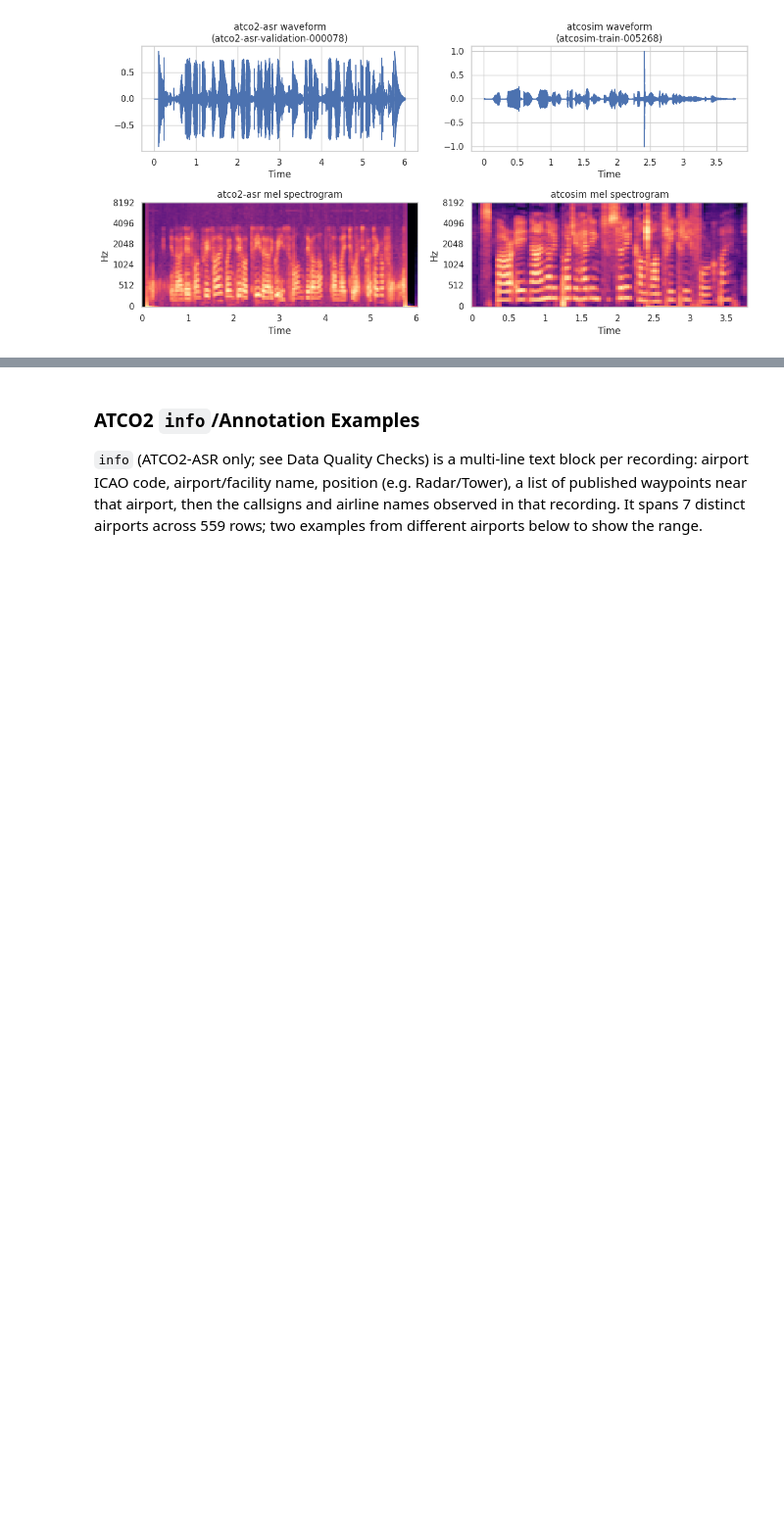
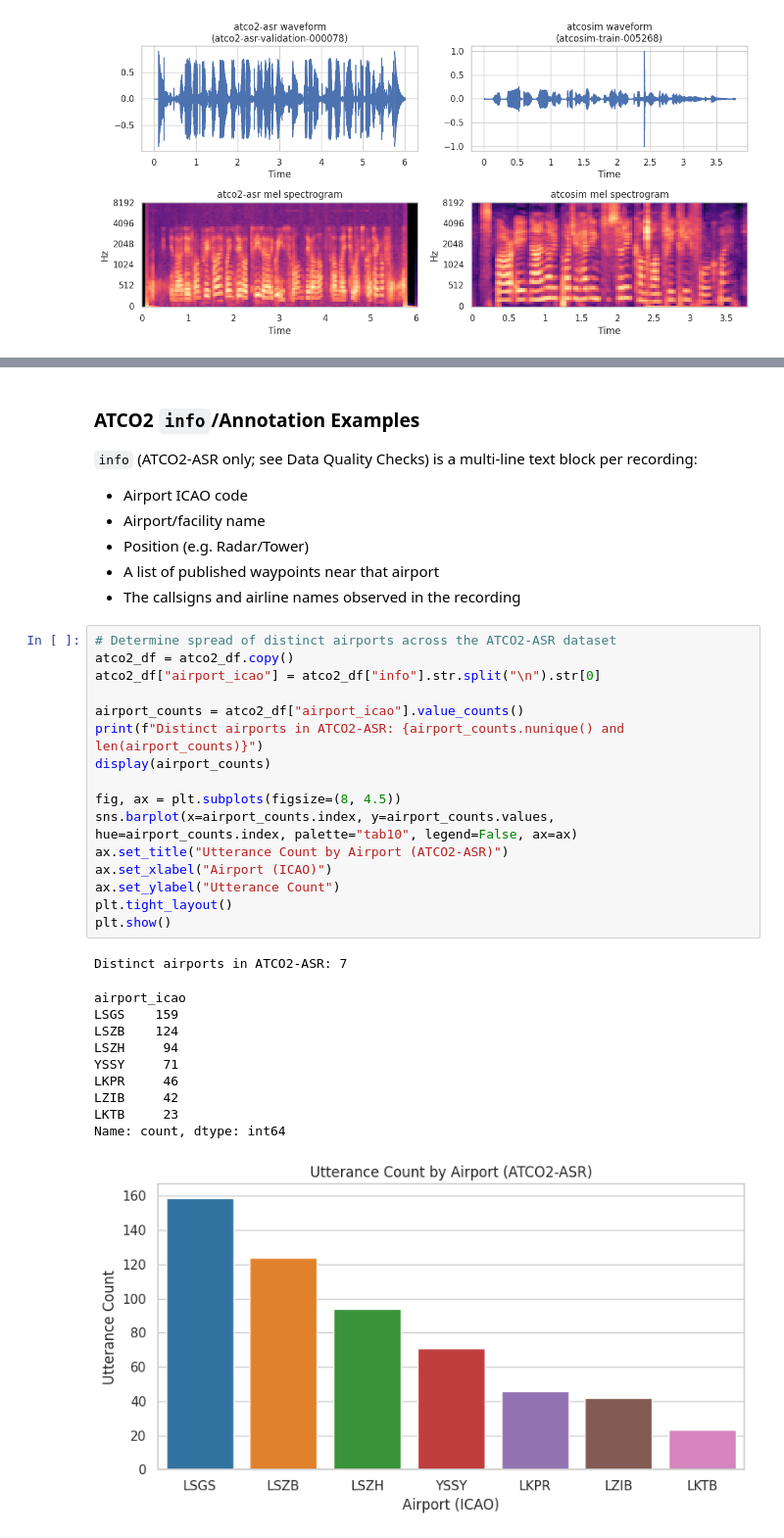
Before and after one commit to BrettFX/UMBC-DATA606-Capstone, a Jupyter notebook: notebooks/allen_data_606_proposal_eda.ipynb, the cells around one changed output, grey strips where cells are left out. Shown at 98% size. Cells and saved outputs as stored; diff of their text form; blank space fills up the shorter version.

```diff
--- a/notebooks/allen_data_606_proposal_eda.ipynb
+++ b/notebooks/allen_data_606_proposal_eda.ipynb
@@ -699,3 +702,36 @@ Already established in **Data Quality Checks** (`#### Missing & structurally una
 # %% [markdown]
 ### ATCO2 `info`/Annotation Examples
-`info` (ATCO2-ASR only; see Data Quality Checks) is a multi-line text block per recording: airport ICAO code, airport/facility name, position (e.g. Radar/Tower), a list of published waypoints near that airport, then the callsigns and airline names observed in that recording. It spans 7 distinct airports across 559 rows; two examples from different airports below to show the range.
+`info` (ATCO2-ASR only; see Data Quality Checks) is a multi-line text block per recording:
+* Airport ICAO code
+* Airport/facility name
+* Position (e.g. Radar/Tower)
+* A list of published waypoints near that airport
+* The callsigns and airline names observed in the recording
+# %%
+# Determine spread of distinct airports across the ATCO2-ASR dataset
+atco2_df = atco2_df.copy()
+atco2_df["airport_icao"] = atco2_df["info"].str.split("\n").str[0]
+
+airport_counts = atco2_df["airport_icao"].value_counts()
+print(f"Distinct airports in ATCO2-ASR: {airport_counts.nunique() and len(airport_counts)}")
+display(airport_counts)
+
+fig, ax = plt.subplots(figsize=(8, 4.5))
+sns.barplot(x=airport_counts.index, y=airport_counts.values, hue=airport_counts.index, palette="tab10", legend=False, ax=ax)
+ax.set_title("Utterance Count by Airport (ATCO2-ASR)")
+ax.set_xlabel("Airport (ICAO)")
+ax.set_ylabel("Utterance Count")
+plt.tight_layout()
+plt.show()
+# %% [output]
+Distinct airports in ATCO2-ASR: 7
+airport_icao
+LSGS    159
+LSZB    124
+LSZH     94
+YSSY     71
+LKPR     46
+LZIB     42
+LKTB     23
+Name: count, dtype: int64
+[figure, added]
```
Also changed, not shown: parts of 44 cells of this notebook.
